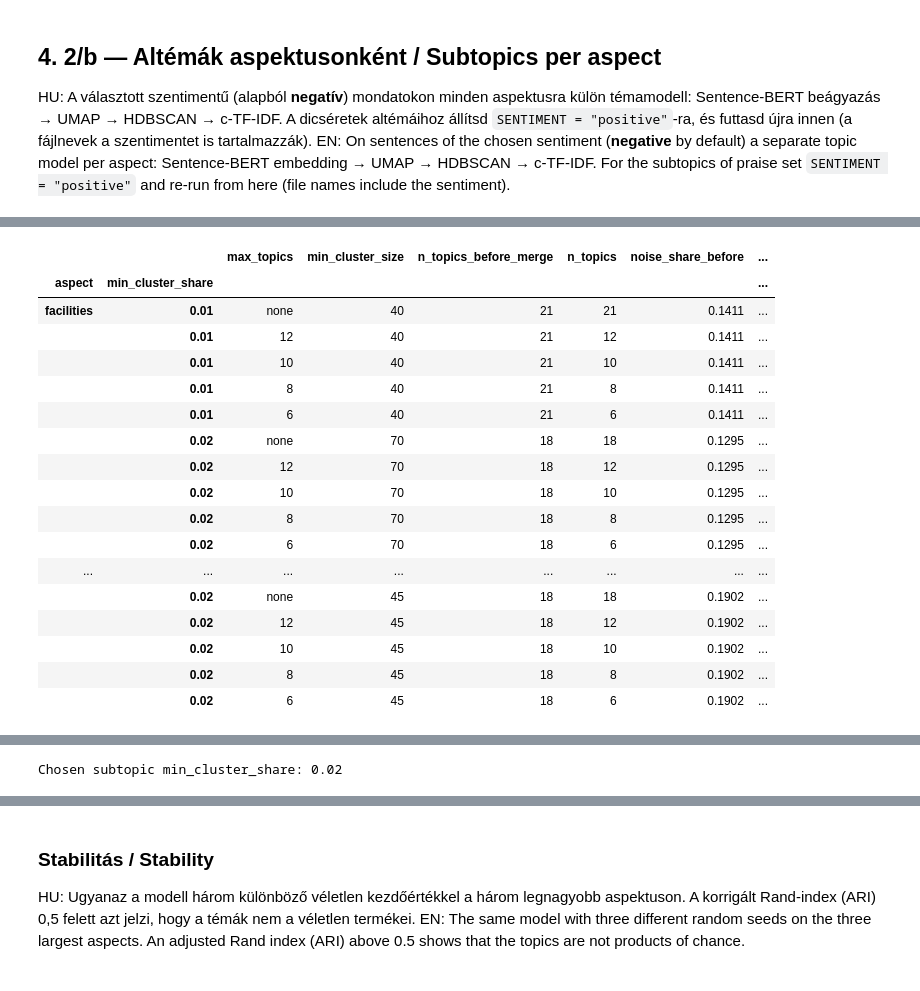
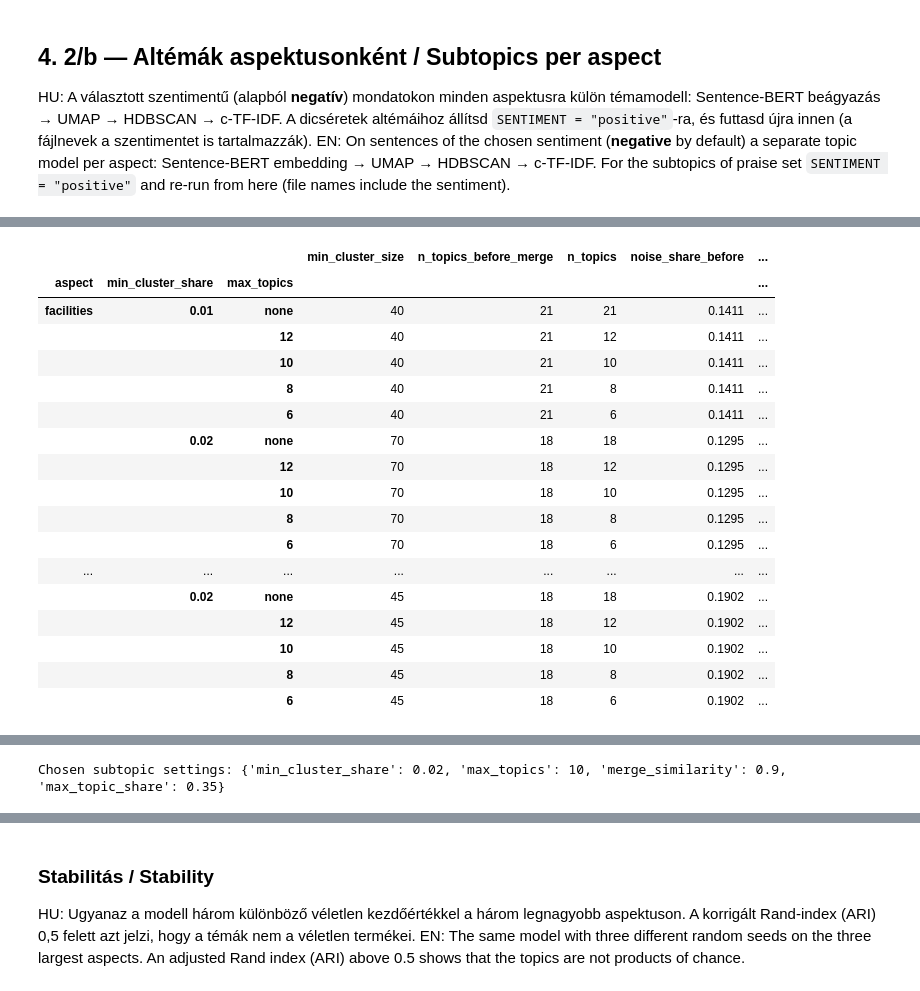
Before and after one commit to sesztaklorant/thesis, a Jupyter notebook: notebooks/05_thematic_layer.ipynb, the cells around one changed output, grey strips where cells are left out. Drawn from its saved outputs; the diff is of its cells as text; code cells hidden in the pictures.

```diff
--- a/notebooks/05_thematic_layer.ipynb
+++ b/notebooks/05_thematic_layer.ipynb
@@ -426,8 +437,8 @@ if RUN_SWEEP:
         rows = np.sort(np.random.default_rng(CFG.random_seed).choice(
             rows, size=min(len(rows), CFG.topic_sample_per_aspect), replace=False))
         sweeps.append(tm.granularity_sweep(subset["sentence"].iloc[rows], embeddings[rows])
-                        .assign(aspect=aspect).reset_index())
-    sweep = pd.concat(sweeps, ignore_index=True).set_index(["aspect", "min_cluster_share"])
+                        .reset_index().assign(aspect=aspect))
+    sweep = pd.concat(sweeps, ignore_index=True).set_index(["aspect", "min_cluster_share", "max_topics"])
     display(sweep); ev.save_table(sweep, f"05_{TAG}_granularity_sweep")
-print("Chosen subtopic min_cluster_share:", CFG.subtopic_min_cluster_share)
+print("Chosen subtopic settings:", tm.subtopic_params())
 # %% [output]
@@ -451,18 +462,18 @@ print("Chosen subtopic min_cluster_share:", CFG.subtopic_min_cluster_share)
-|  |  | max_topics | min_cluster_size | n_topics_before_merge | n_topics | noise_share_before | ... |
-| aspect | min_cluster_share |  |  |  |  |  | ... |
+|  |  |  | min_cluster_size | n_topics_before_merge | n_topics | noise_share_before | ... |
+| aspect | min_cluster_share | max_topics |  |  |  |  | ... |
 | facilities | 0.01 | none | 40 | 21 | 21 | 0.1411 | ... |
-|  | 0.01 | 12 | 40 | 21 | 12 | 0.1411 | ... |
-|  | 0.01 | 10 | 40 | 21 | 10 | 0.1411 | ... |
-|  | 0.01 | 8 | 40 | 21 | 8 | 0.1411 | ... |
-|  | 0.01 | 6 | 40 | 21 | 6 | 0.1411 | ... |
+|  |  | 12 | 40 | 21 | 12 | 0.1411 | ... |
+|  |  | 10 | 40 | 21 | 10 | 0.1411 | ... |
+|  |  | 8 | 40 | 21 | 8 | 0.1411 | ... |
+|  |  | 6 | 40 | 21 | 6 | 0.1411 | ... |
 |  | 0.02 | none | 70 | 18 | 18 | 0.1295 | ... |
-|  | 0.02 | 12 | 70 | 18 | 12 | 0.1295 | ... |
-|  | 0.02 | 10 | 70 | 18 | 10 | 0.1295 | ... |
-|  | 0.02 | 8 | 70 | 18 | 8 | 0.1295 | ... |
-|  | 0.02 | 6 | 70 | 18 | 6 | 0.1295 | ... |
+|  |  | 12 | 70 | 18 | 12 | 0.1295 | ... |
+|  |  | 10 | 70 | 18 | 10 | 0.1295 | ... |
+|  |  | 8 | 70 | 18 | 8 | 0.1295 | ... |
+|  |  | 6 | 70 | 18 | 6 | 0.1295 | ... |
 | ... | ... | ... | ... | ... | ... | ... | ... |
 |  | 0.02 | none | 45 | 18 | 18 | 0.1902 | ... |
-|  | 0.02 | 12 | 45 | 18 | 12 | 0.1902 | ... |
-|  | 0.02 | 10 | 45 | 18 | 10 | 0.1902 | ... |
-|  | 0.02 | 8 | 45 | 18 | 8 | 0.1902 | ... |
-|  | 0.02 | 6 | 45 | 18 | 6 | 0.1902 | ... |
+|  |  | 12 | 45 | 18 | 12 | 0.1902 | ... |
+|  |  | 10 | 45 | 18 | 10 | 0.1902 | ... |
+|  |  | 8 | 45 | 18 | 8 | 0.1902 | ... |
+|  |  | 6 | 45 | 18 | 6 | 0.1902 | ... |
@@ -470,4 +481,4 @@ print("Chosen subtopic min_cluster_share:", CFG.subtopic_min_cluster_share)
-Chosen subtopic min_cluster_share: 0.02
+Chosen subtopic settings: {'min_cluster_share': 0.02, 'max_topics': 10, 'merge_similarity': 0.9, 'max_topic_share': 0.35}
 # %%
 topic_table, assignments, topic_summary = tm.fit_subtopics_per_aspect(subset, embeddings, ASPECT_NAMES)
 display(topic_summary)
```
Also changed, not shown: parts of 16 cells of this notebook, 25 other files.
